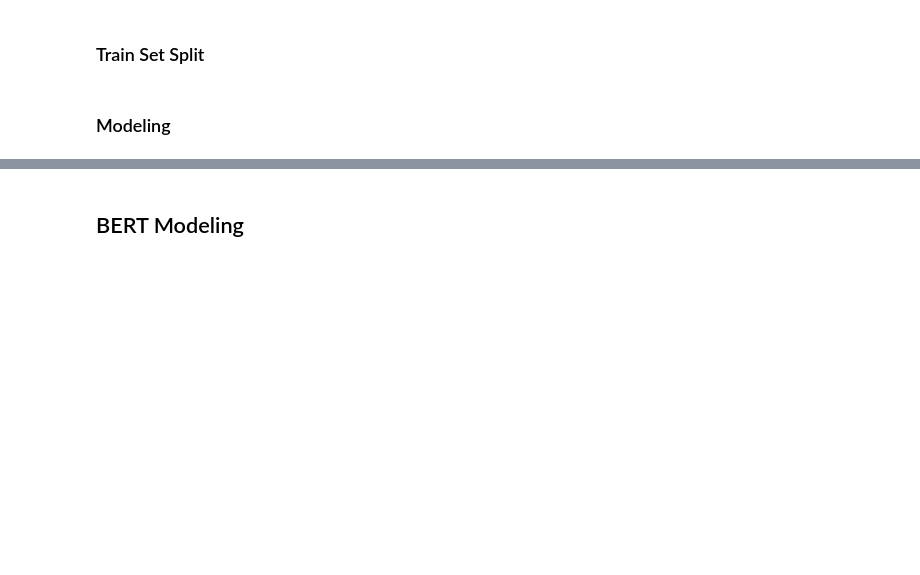
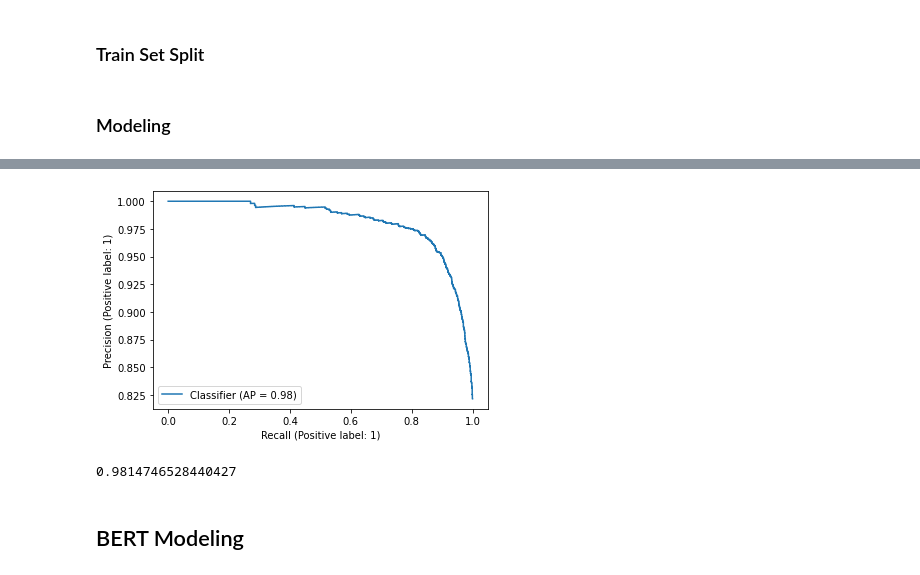
Before and after one commit to ozlenbitirgen/NLP, a Jupyter notebook: NLP_Sentiment_Analysis_Project_Özlen Bitirgen.ipynb, the cells around one changed output, grey strips where cells are left out. Cells and saved outputs as stored; diff of their text form; code cells hidden in the pictures; blank space fills up the shorter version.

```diff
--- a/NLP_Sentiment_Analysis_Project_Özlen Bitirgen.ipynb
+++ b/NLP_Sentiment_Analysis_Project_Özlen Bitirgen.ipynb
@@ -812,0 +870,4 @@ weighted avg       0.92      0.92      0.92     20376
+# %%
+model.compile(loss='binary_crossentropy',
+              optimizer=optimizer,
+              metrics=['Recall'])
@@ -812,0 +982,9 @@ weighted avg       0.92      0.92      0.92     20376
+# %%
+from sklearn.metrics import PrecisionRecallDisplay
+import matplotlib.pyplot as plt
+
+y_pred_proba = model.predict(X_test)
+
+PrecisionRecallDisplay.from_predictions(y_test, y_pred_proba)
+plt.show();
+# %% [output]
@@ -813,2 +992,9 @@ weighted avg       0.92      0.92      0.92     20376
+[figure, added]
+# %%
+from sklearn.metrics import precision_recall_curve, average_precision_score
+
+average_precision_score(y_test, y_pred_proba)
+# %% [output]
+0.9814746528440427
 # %% [markdown]
 ## BERT Modeling
```
Also changed, not shown: parts of 34 cells of this notebook.
